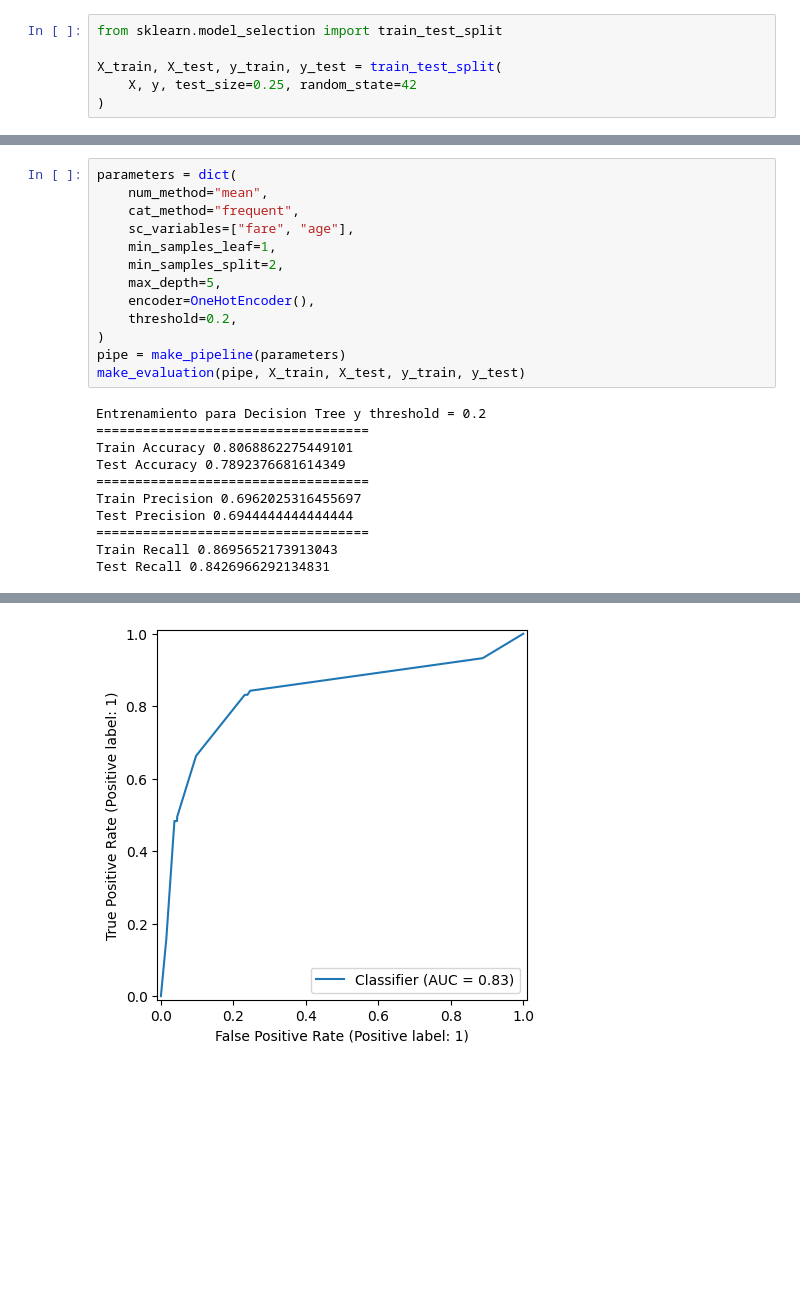
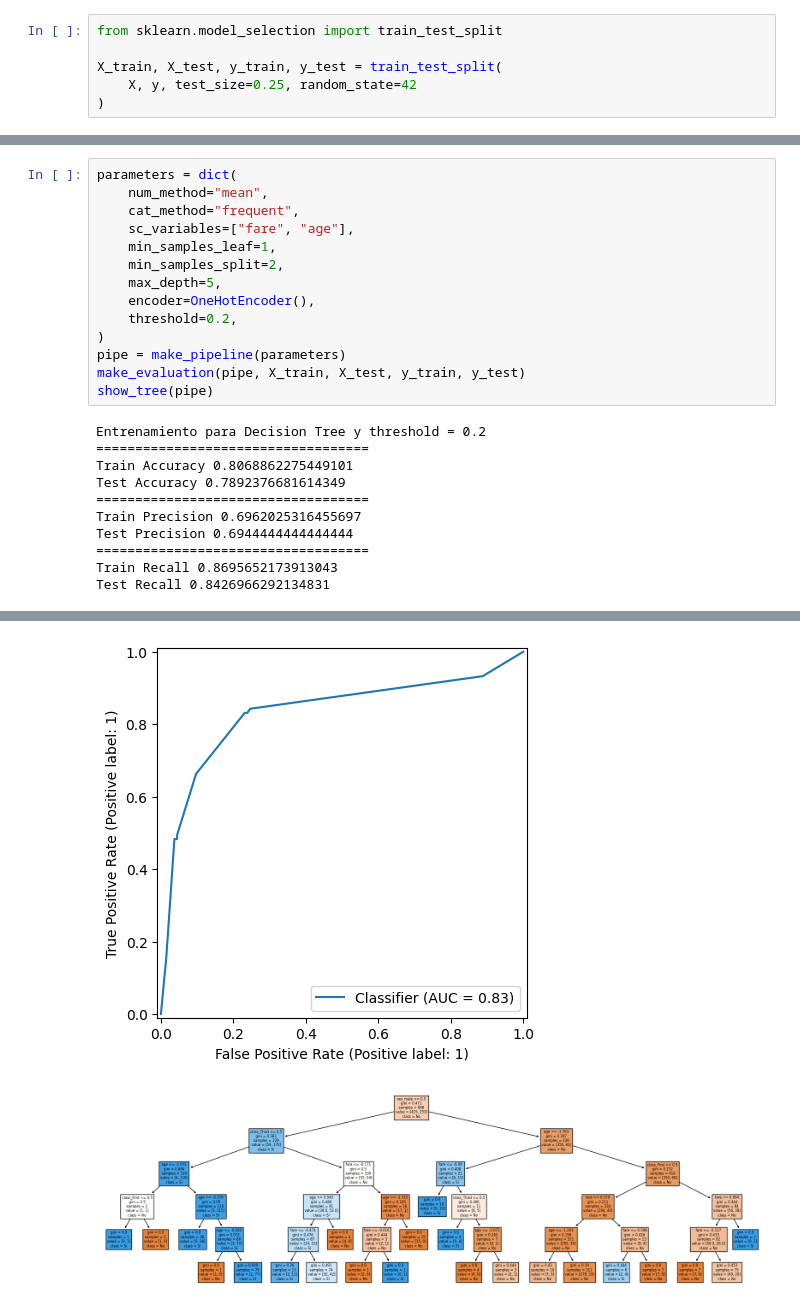
Before and after one commit to datacubeR/clases_UAI, a Jupyter notebook: tics411/notebooks/13-ex-DT.ipynb, the cells around one changed output, grey strips where cells are left out. Saved outputs shown, nothing was run; the diff lists cells and outputs as text; blank space fills up the shorter version.

```diff
--- a/tics411/notebooks/13-ex-DT.ipynb
+++ b/tics411/notebooks/13-ex-DT.ipynb
@@ -167,29 +187,31 @@ Test Recall 0.6629213483146067
 # %%
 parameters = dict(
     num_method="mean",
     cat_method="frequent",
     sc_variables=["fare", "age"],
     min_samples_leaf=1,
     min_samples_split=2,
     max_depth=5,
     encoder=OneHotEncoder(),
     threshold=0.2,
 )
 pipe = make_pipeline(parameters)
 make_evaluation(pipe, X_train, X_test, y_train, y_test)
+show_tree(pipe)
 # %% [output]
 Entrenamiento para Decision Tree y threshold = 0.2
 ===================================
 Train Accuracy 0.8068862275449101
 Test Accuracy 0.7892376681614349
 ===================================
 Train Precision 0.6962025316455697
 Test Precision 0.6944444444444444
 ===================================
 Train Recall 0.8695652173913043
 Test Recall 0.8426966292134831
 [figure]
 [figure]
+[figure, added]
 # %%
 parameters = dict(
     num_method="mean",
```
Also changed, not shown: parts of 6 cells of this notebook, 4 other files.
